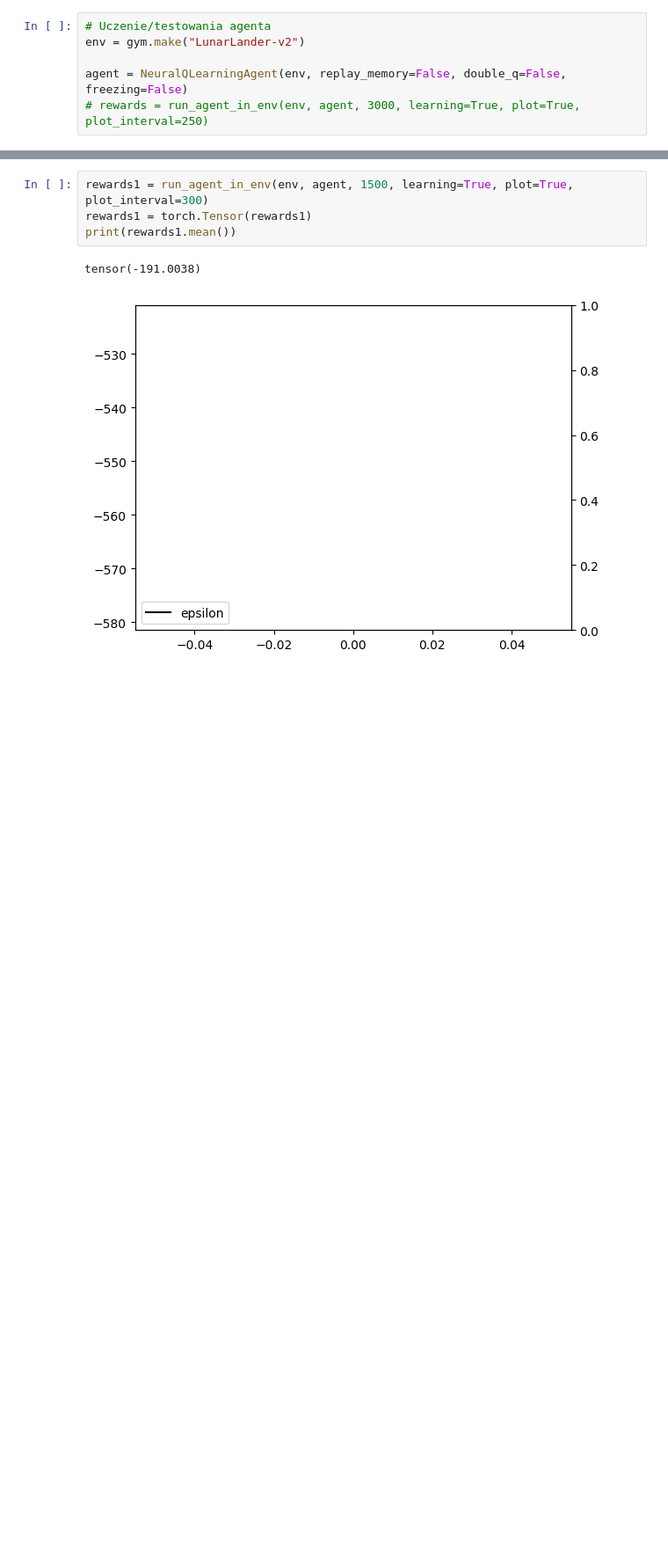
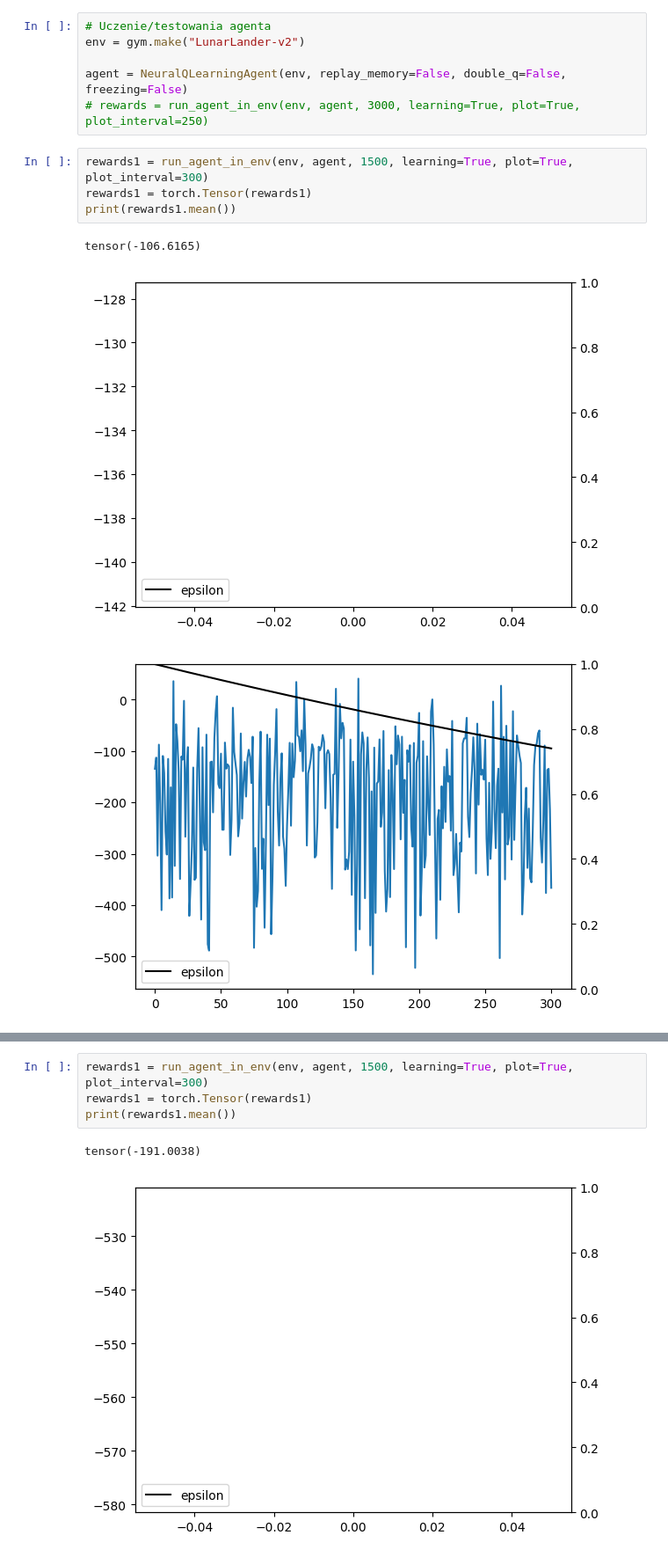
Before and after one commit to Michu-dev/ai-university-labs, a Jupyter notebook: Reinforcement Learning/homework-3-qlearning.ipynb, the cells around one changed output, grey strips where cells are left out. Shown at 88% size. Cells and saved outputs as stored; diff of their text form; blank space fills up the shorter version.

```diff
--- a/Reinforcement Learning/homework-3-qlearning.ipynb
+++ b/Reinforcement Learning/homework-3-qlearning.ipynb
@@ -342,3 +348,11 @@ env = gym.make("LunarLander-v2")
 
 agent = NeuralQLearningAgent(env, replay_memory=False, double_q=False, freezing=False)
 # rewards = run_agent_in_env(env, agent, 3000, learning=True, plot=True, plot_interval=250)
+# %%
+rewards1 = run_agent_in_env(env, agent, 1500, learning=True, plot=True, plot_interval=300)
+rewards1 = torch.Tensor(rewards1)
+print(rewards1.mean())
+# %% [output]
+tensor(-106.6165)
+[figure, added]
+[figure, added]
```
Also changed, not shown: parts of 8 cells of this notebook, 3 other files.
